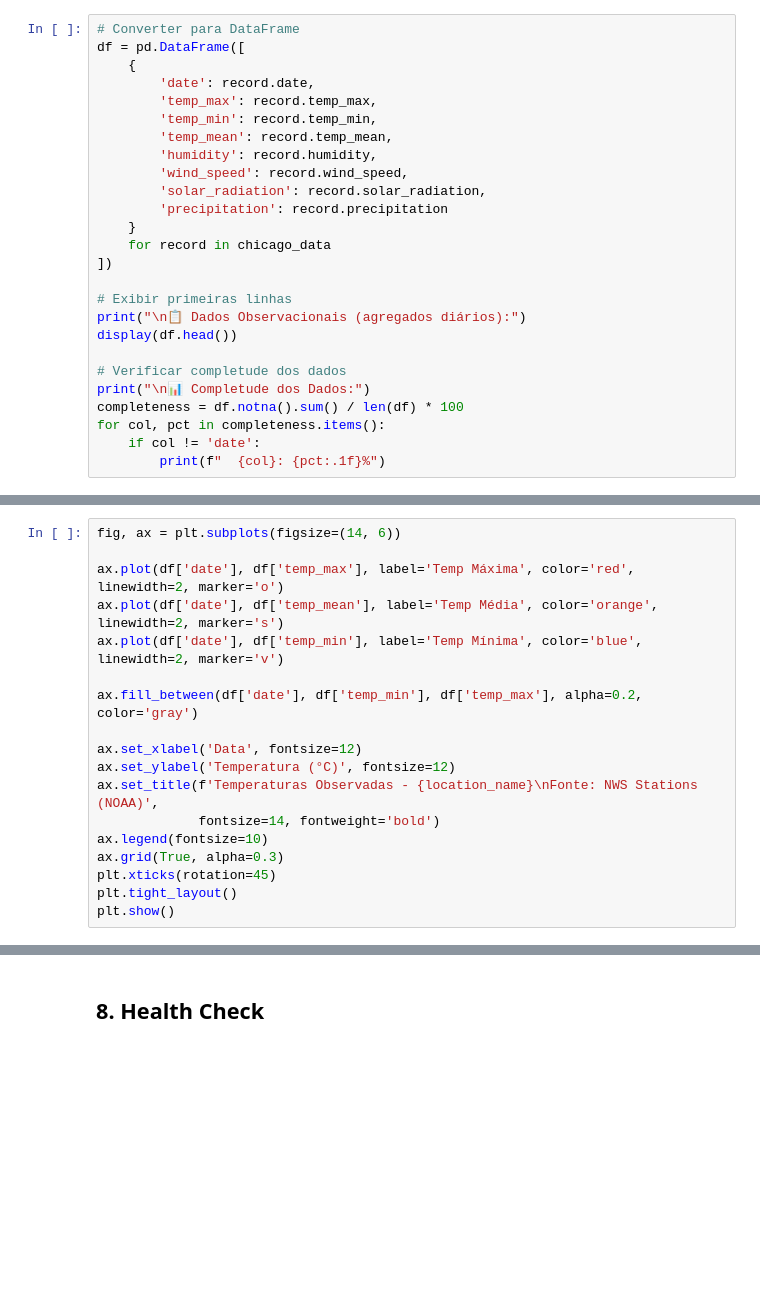
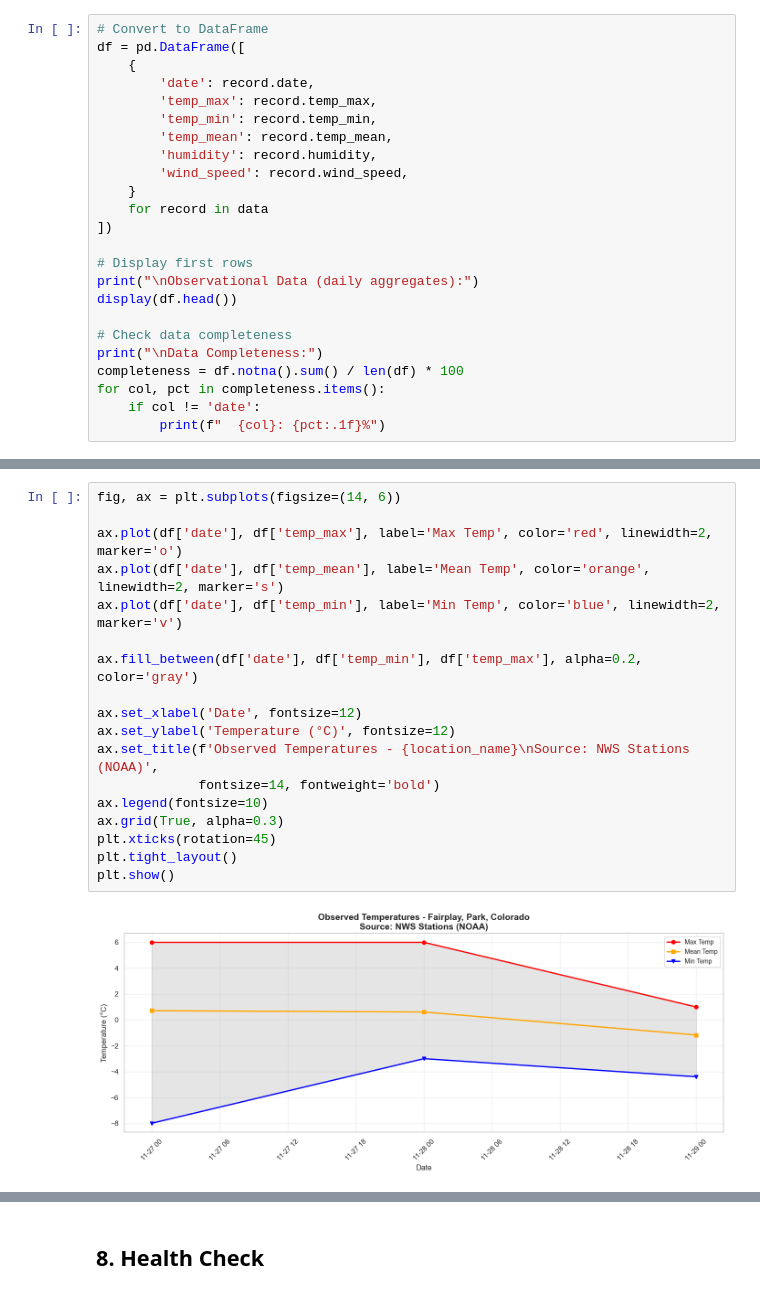
Before and after one commit to silvianesoares/EVAONLINE, a Jupyter notebook: EVAonline_validation_v1.0.0/notebooks/07_nws_stations_api_demo.ipynb, the cells around one changed output, grey strips where cells are left out. Cells and saved outputs as stored; diff of their text form; blank space fills up the shorter version.

Commit message:
update api nws stations

```diff
--- a/EVAonline_validation_v1.0.0/notebooks/07_nws_stations_api_demo.ipynb
+++ b/EVAonline_validation_v1.0.0/notebooks/07_nws_stations_api_demo.ipynb
@@ -76,5 +124,5 @@ print(f"\n✅ Dados baixados: {len(chicago_data)} registros diários")
 # %%
-# Converter para DataFrame
+# Convert to DataFrame
 df = pd.DataFrame([
     {
         'date': record.date,
@@ -83,18 +131,16 @@ df = pd.DataFrame([
         'temp_mean': record.temp_mean,
         'humidity': record.humidity,
         'wind_speed': record.wind_speed,
-        'solar_radiation': record.solar_radiation,
-        'precipitation': record.precipitation
     }
-    for record in chicago_data
+    for record in data
 ])
 
-# Exibir primeiras linhas
-print("\n📋 Dados Observacionais (agregados diários):")
+# Display first rows
+print("\nObservational Data (daily aggregates):")
 display(df.head())
 
-# Verificar completude dos dados
-print("\n📊 Completude dos Dados:")
+# Check data completeness
+print("\nData Completeness:")
 completeness = df.notna().sum() / len(df) * 100
 for col, pct in completeness.items():
     if col != 'date':
@@ -110,19 +179,21 @@ display(df.describe())
 # %%
 fig, ax = plt.subplots(figsize=(14, 6))
 
-ax.plot(df['date'], df['temp_max'], label='Temp Máxima', color='red', linewidth=2, marker='o')
-ax.plot(df['date'], df['temp_mean'], label='Temp Média', color='orange', linewidth=2, marker='s')
-ax.plot(df['date'], df['temp_min'], label='Temp Mínima', color='blue', linewidth=2, marker='v')
+ax.plot(df['date'], df['temp_max'], label='Max Temp', color='red', linewidth=2, marker='o')
+ax.plot(df['date'], df['temp_mean'], label='Mean Temp', color='orange', linewidth=2, marker='s')
+ax.plot(df['date'], df['temp_min'], label='Min Temp', color='blue', linewidth=2, marker='v')
 
 ax.fill_between(df['date'], df['temp_min'], df['temp_max'], alpha=0.2, color='gray')
 
-ax.set_xlabel('Data', fontsize=12)
-ax.set_ylabel('Temperatura (°C)', fontsize=12)
-ax.set_title(f'Temperaturas Observadas - {location_name}\nFonte: NWS Stations (NOAA)',
+ax.set_xlabel('Date', fontsize=12)
+ax.set_ylabel('Temperature (°C)', fontsize=12)
+ax.set_title(f'Observed Temperatures - {location_name}\nSource: NWS Stations (NOAA)',
              fontsize=14, fontweight='bold')
 ax.legend(fontsize=10)
 ax.grid(True, alpha=0.3)
 plt.xticks(rotation=45)
 plt.tight_layout()
 plt.show()
+# %% [output]
+[figure, added]
 # %% [markdown]
```
Also changed, not shown: parts of 25 cells of this notebook, 17 other files.
